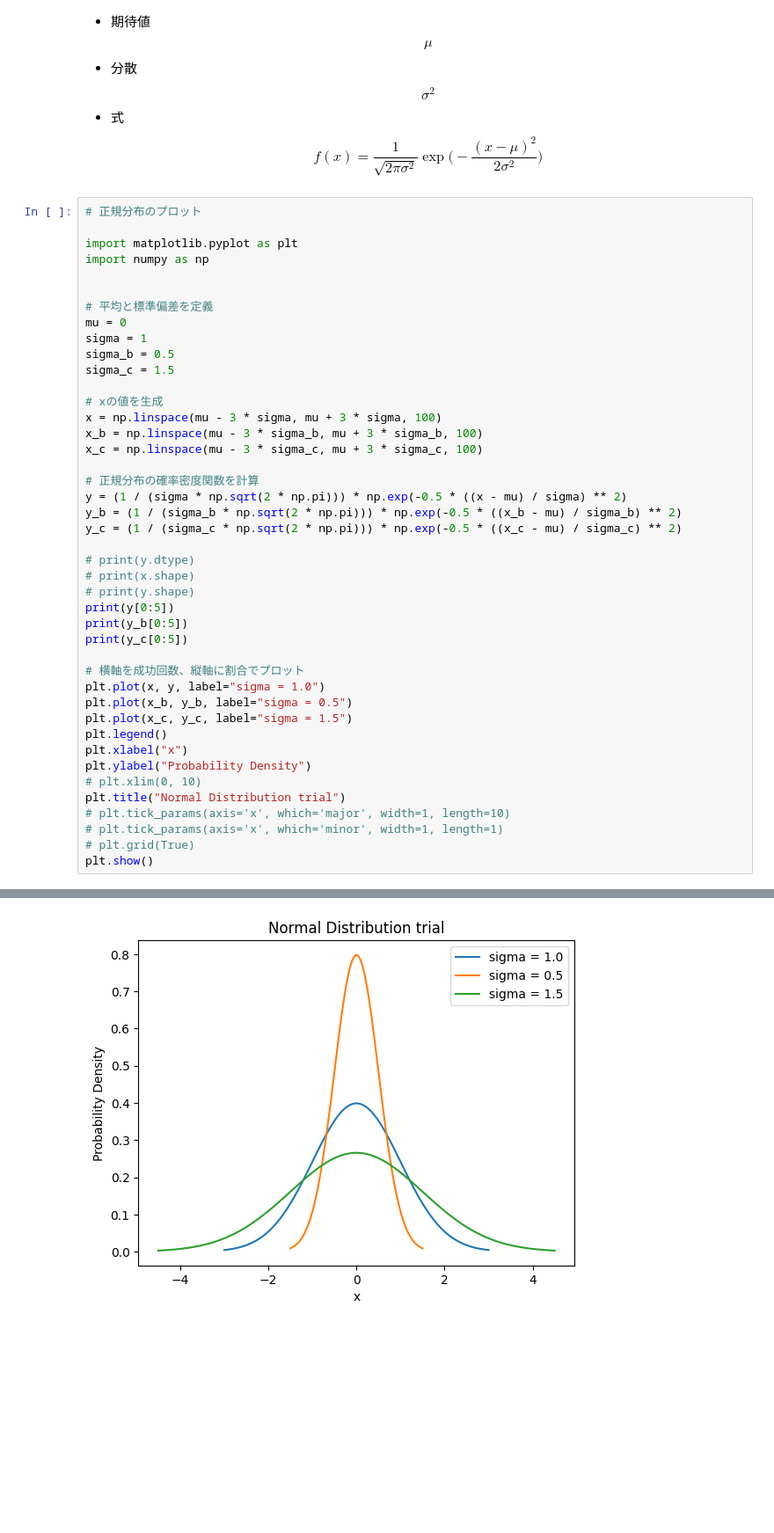
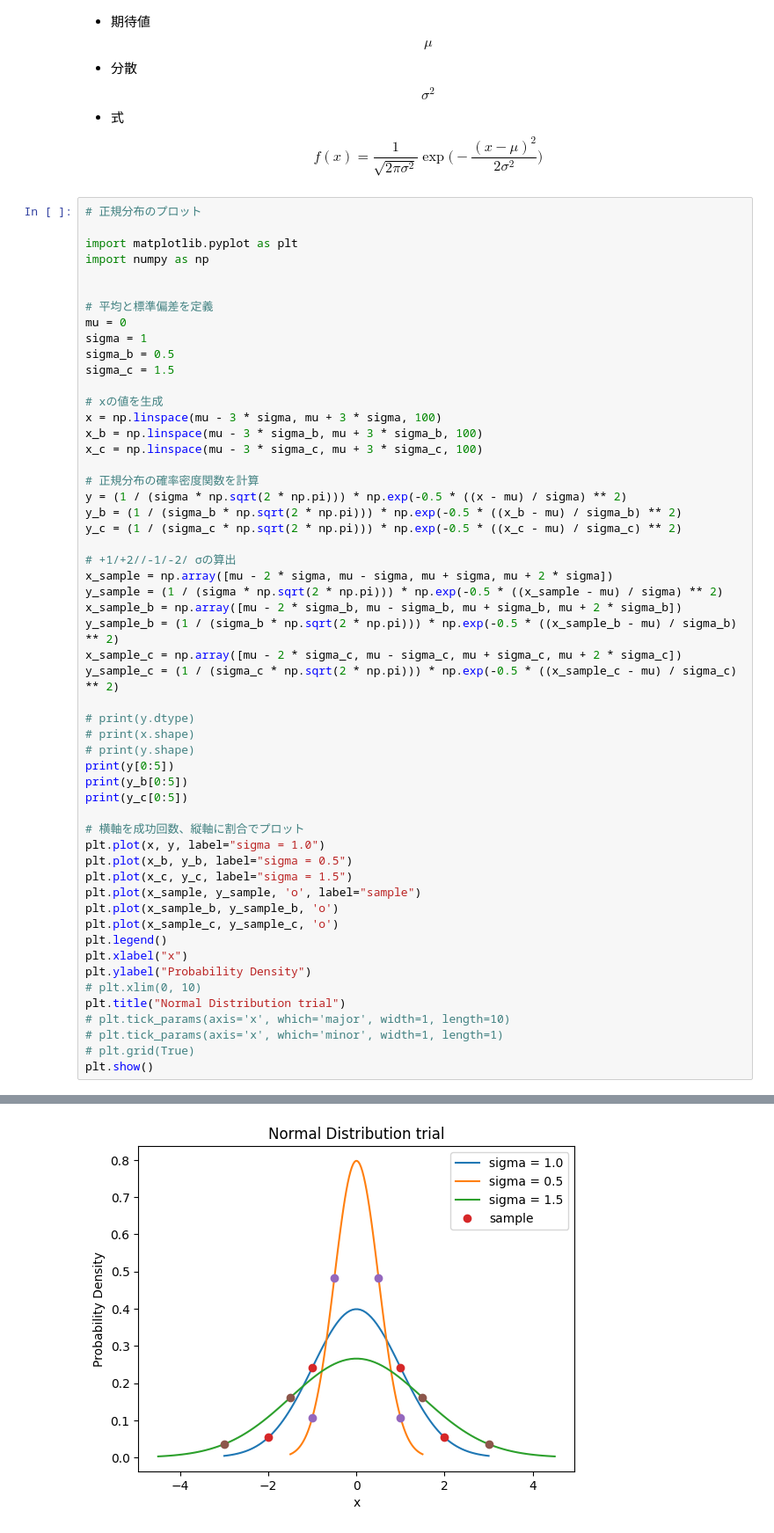
Before and after one commit to zfukuoka/SimpleTrialPython, a Jupyter notebook: NormalDistribution01.ipynb, the cells around one changed output, grey strips where cells are left out. Shown at 88% size. Drawn from its saved outputs; the diff is of its cells as text; blank space fills up the shorter version.

```diff
--- a/NormalDistribution01.ipynb
+++ b/NormalDistribution01.ipynb
@@ -26,31 +26,42 @@ x_c = np.linspace(mu - 3 * sigma_c, mu + 3 * sigma_c, 100)
 
 # 正規分布の確率密度関数を計算
 y = (1 / (sigma * np.sqrt(2 * np.pi))) * np.exp(-0.5 * ((x - mu) / sigma) ** 2)
 y_b = (1 / (sigma_b * np.sqrt(2 * np.pi))) * np.exp(-0.5 * ((x_b - mu) / sigma_b) ** 2)
 y_c = (1 / (sigma_c * np.sqrt(2 * np.pi))) * np.exp(-0.5 * ((x_c - mu) / sigma_c) ** 2)
 
+# +1/+2//-1/-2/ σの算出
+x_sample = np.array([mu - 2 * sigma, mu - sigma, mu + sigma, mu + 2 * sigma])
+y_sample = (1 / (sigma * np.sqrt(2 * np.pi))) * np.exp(-0.5 * ((x_sample - mu) / sigma) ** 2)
+x_sample_b = np.array([mu - 2 * sigma_b, mu - sigma_b, mu + sigma_b, mu + 2 * sigma_b])
+y_sample_b = (1 / (sigma_b * np.sqrt(2 * np.pi))) * np.exp(-0.5 * ((x_sample_b - mu) / sigma_b) ** 2)
+x_sample_c = np.array([mu - 2 * sigma_c, mu - sigma_c, mu + sigma_c, mu + 2 * sigma_c])
+y_sample_c = (1 / (sigma_c * np.sqrt(2 * np.pi))) * np.exp(-0.5 * ((x_sample_c - mu) / sigma_c) ** 2)
+
 # print(y.dtype)
 # print(x.shape)
 # print(y.shape)
 print(y[0:5])
 print(y_b[0:5])
 print(y_c[0:5])
 
 # 横軸を成功回数、縦軸に割合でプロット
 plt.plot(x, y, label="sigma = 1.0")
 plt.plot(x_b, y_b, label="sigma = 0.5")
 plt.plot(x_c, y_c, label="sigma = 1.5")
+plt.plot(x_sample, y_sample, 'o', label="sample")
+plt.plot(x_sample_b, y_sample_b, 'o')
+plt.plot(x_sample_c, y_sample_c, 'o')
 plt.legend()
 plt.xlabel("x")
 plt.ylabel("Probability Density")
 # plt.xlim(0, 10)
 plt.title("Normal Distribution trial")
 # plt.tick_params(axis='x', which='major', width=1, length=10)
 # plt.tick_params(axis='x', which='minor', width=1, length=1)
 # plt.grid(True)
 plt.show()
 # %% [output]
 [0.00443185 0.00530579 0.00632878 0.00752133 0.00890582]
 [0.0088637  0.01061158 0.01265755 0.01504265 0.01781164]
 [0.00295457 0.00353719 0.00421918 0.00501422 0.00593721]
-[figure, old version]
+[figure, new version]
```
